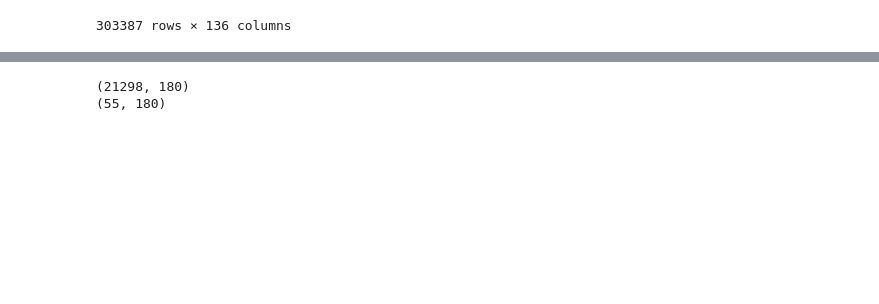
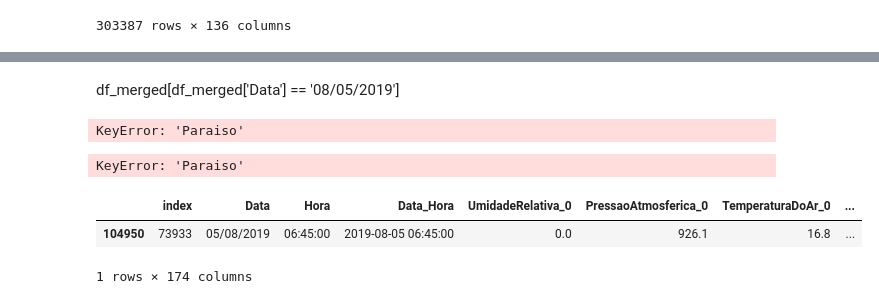
Before and after one commit to alagamentos/floodprediction, a Jupyter notebook: src/Notebooks/3_Cluster/0.1_Clustering_Tipos_Chuva.ipynb, the cells around one changed output, grey strips where cells are left out. Drawn from its saved outputs; the diff is of its cells as text; code cells hidden in the pictures; blank space fills up the shorter version.

```diff
--- a/src/Notebooks/3_Cluster/0.1_Clustering_Tipos_Chuva.ipynb
+++ b/src/Notebooks/3_Cluster/0.1_Clustering_Tipos_Chuva.ipynb
@@ -97,8 +97,8 @@ ord_serv['Data_Hora'] = ord_serv['Data'] + ' ' + ord_serv['Hora']
 # %%
 df_merged = pd.read_csv('../../../data/cleandata/Info pluviometricas/Merged Data/merged.csv', sep = ';')
 df_repaired = pd.read_csv('../../../data/cleandata/Info pluviometricas/Merged Data/repaired.csv', sep = ';')
-df_merged['Data_Hora'] = pd.to_datetime(df_merged['Data_Hora'])
-df_repaired['Data_Hora'] = pd.to_datetime(df_repaired['Data_Hora'])
+#df_merged['Data_Hora'] = pd.to_datetime(df_merged['Data_Hora'])
+#df_repaired['Data_Hora'] = pd.to_datetime(df_repaired['Data_Hora'])
 display(df_merged)
 display(df_repaired)
 # %% [output]
@@ -185,9 +185,9 @@ df_merged_n = df_merged.drop(columns = [c for c in df_merged.columns.values if '
 df_repaired_n = df_repaired.drop(columns = [c for c in df_repaired.columns.values if 'Sensacao' in c]).dropna().copy()
 
 df = df_merged_n.merge(df_repaired_n, on='Data_Hora')
-df['Data_Hora'] = pd.to_datetime(df['Data_Hora'])
-df['Data'] = df['Data_Hora'].dt.strftime('%d/%m/%y')
-df = df.merge(df_est, on='Data', how = 'outer')
-df['Data_Hora'] = pd.to_datetime(df['Data_Hora'])
-df = df.sort_values(by = 'Data_Hora')
-df
+#df['Data_Hora'] = pd.to_datetime(df['Data_Hora'], format='%d/%m/%Y %H:%M:%S')
+#df['Data'] = df['Data_Hora'].dt.strftime('%d/%m/%Y')
+# df = df.merge(df_est, on='Data', how = 'outer')
+# df['Data_Hora'] = pd.to_datetime(df['Data_Hora'])
+# df = df.sort_values(by = 'Data_Hora')
+# df
@@ -208,6 +211,20 @@ df
+# %% [markdown]
+df_merged[df_merged['Data'] == '08/05/2019']
 # %%
 print(df[(~df['Paraiso'].isna())].shape)
 print(df[(~df['Paraiso'].isna()) & df['index'].isna()].shape)
 # %% [output]
-(21298, 180)
-(55, 180)
+KeyError: 'Paraiso'
+# %%
+df[(~df['Paraiso'].isna()) & df['index'].isna()]
+# %% [output]
+KeyError: 'Paraiso'
+# %%
+#df[df['Data'] == '08/05/2019']
+df[df['index'] == 73933]
+#ord_serv.loc[100]['Data_Hora']
+#df
+# %% [output]
+|  | index | Data | Hora | Data_Hora | UmidadeRelativa_0 | PressaoAtmosferica_0 | TemperaturaDoAr_0 | ... |
+| 104950 | 73933 | 05/08/2019 | 06:45:00 | 2019-08-05 06:45:00 | 0.0 | 926.1 | 16.8 | ... |
+1 rows × 174 columns
```
Also changed, not shown: parts of 6 cells of this notebook.
